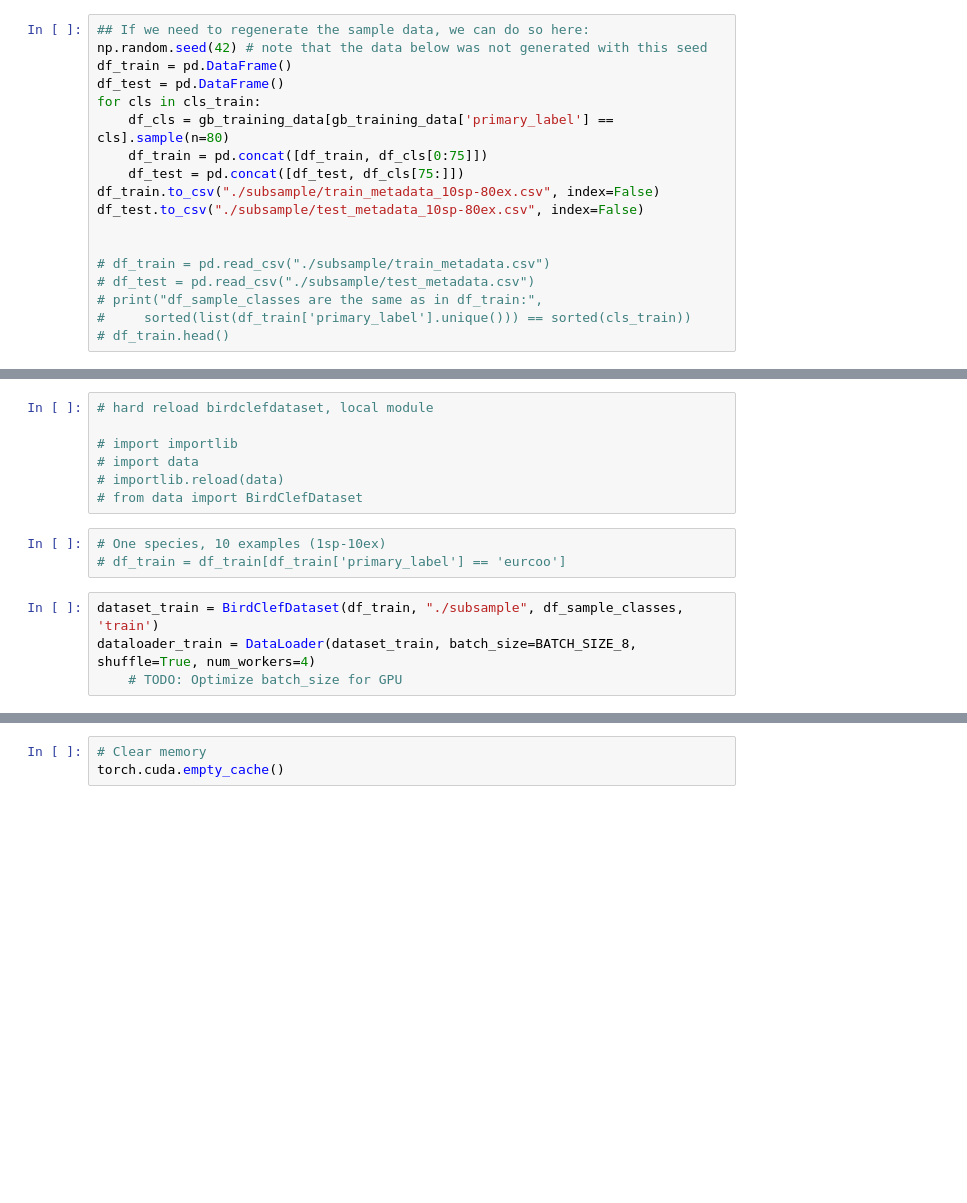
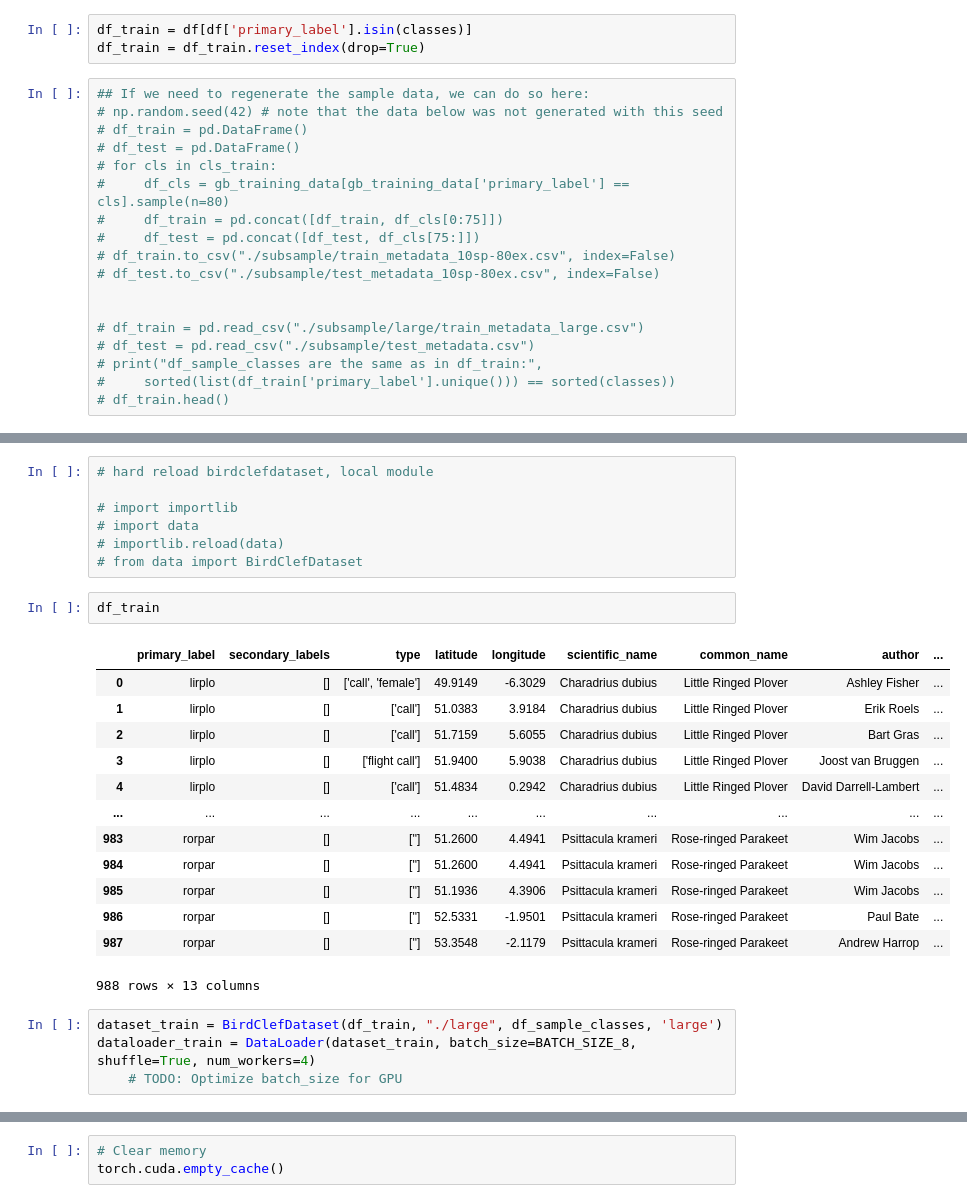
Before and after one commit to johnx25bd/mlx-birdsong, a Jupyter notebook: notebooks/subsample.ipynb, the cells around one changed output, grey strips where cells are left out. Saved outputs shown, nothing was run; the diff lists cells and outputs as text; blank space fills up the shorter version.

```diff
--- a/notebooks/subsample.ipynb
+++ b/notebooks/subsample.ipynb
@@ -179,18 +142,21 @@ df_sample_classes.head()
+# %%
+df_train = df[df['primary_label'].isin(classes)]
+df_train = df_train.reset_index(drop=True)
 # %%
 ## If we need to regenerate the sample data, we can do so here:
-np.random.seed(42) # note that the data below was not generated with this seed
-df_train = pd.DataFrame()
-df_test = pd.DataFrame()
-for cls in cls_train:
-    df_cls = gb_training_data[gb_training_data['primary_label'] == cls].sample(n=80)
-    df_train = pd.concat([df_train, df_cls[0:75]])
-    df_test = pd.concat([df_test, df_cls[75:]])
-df_train.to_csv("./subsample/train_metadata_10sp-80ex.csv", index=False)
-df_test.to_csv("./subsample/test_metadata_10sp-80ex.csv", index=False)
+# np.random.seed(42) # note that the data below was not generated with this seed
+# df_train = pd.DataFrame()
+# df_test = pd.DataFrame()
+# for cls in cls_train:
+#     df_cls = gb_training_data[gb_training_data['primary_label'] == cls].sample(n=80)
+#     df_train = pd.concat([df_train, df_cls[0:75]])
+#     df_test = pd.concat([df_test, df_cls[75:]])
+# df_train.to_csv("./subsample/train_metadata_10sp-80ex.csv", index=False)
+# df_test.to_csv("./subsample/test_metadata_10sp-80ex.csv", index=False)
 
 
-# df_train = pd.read_csv("./subsample/train_metadata.csv")
+# df_train = pd.read_csv("./subsample/large/train_metadata_large.csv")
 # df_test = pd.read_csv("./subsample/test_metadata.csv")
 # print("df_sample_classes are the same as in df_train:",
-#     sorted(list(df_train['primary_label'].unique())) == sorted(cls_train))
+#     sorted(list(df_train['primary_label'].unique())) == sorted(classes))
 # df_train.head()
@@ -298,10 +253,23 @@ def train_model(model,
 # import data
 # importlib.reload(data)
 # from data import BirdClefDataset
-# %%
-# One species, 10 examples (1sp-10ex)
-# df_train = df_train[df_train['primary_label'] == 'eurcoo']
+# %%
+df_train
+# %% [output]
+|  | primary_label | secondary_labels | type | latitude | longitude | scientific_name | common_name | author | ... |
+| 0 | lirplo | [] | ['call', 'female'] | 49.9149 | -6.3029 | Charadrius dubius | Little Ringed Plover | Ashley Fisher | ... |
+| 1 | lirplo | [] | ['call'] | 51.0383 | 3.9184 | Charadrius dubius | Little Ringed Plover | Erik Roels | ... |
+| 2 | lirplo | [] | ['call'] | 51.7159 | 5.6055 | Charadrius dubius | Little Ringed Plover | Bart Gras | ... |
+| 3 | lirplo | [] | ['flight call'] | 51.9400 | 5.9038 | Charadrius dubius | Little Ringed Plover | Joost van Bruggen | ... |
+| 4 | lirplo | [] | ['call'] | 51.4834 | 0.2942 | Charadrius dubius | Little Ringed Plover | David Darrell-Lambert | ... |
+| ... | ... | ... | ... | ... | ... | ... | ... | ... | ... |
+| 983 | rorpar | [] | [''] | 51.2600 | 4.4941 | Psittacula krameri | Rose-ringed Parakeet | Wim Jacobs | ... |
+| 984 | rorpar | [] | [''] | 51.2600 | 4.4941 | Psittacula krameri | Rose-ringed Parakeet | Wim Jacobs | ... |
+| 985 | rorpar | [] | [''] | 51.1936 | 4.3906 | Psittacula krameri | Rose-ringed Parakeet | Wim Jacobs | ... |
+| 986 | rorpar | [] | [''] | 52.5331 | -1.9501 | Psittacula krameri | Rose-ringed Parakeet | Paul Bate | ... |
+| 987 | rorpar | [] | [''] | 53.3548 | -2.1179 | Psittacula krameri | Rose-ringed Parakeet | Andrew Harrop | ... |
+988 rows × 13 columns
 # %%
-dataset_train = BirdClefDataset(df_train, "./subsample", df_sample_classes, 'train')
+dataset_train = BirdClefDataset(df_train, "./large", df_sample_classes, 'large')
 dataloader_train = DataLoader(dataset_train, batch_size=BATCH_SIZE_8, shuffle=True, num_workers=4)
     # TODO: Optimize batch_size for GPU
```
Also changed, not shown: parts of 22 cells of this notebook, 1 other file.
